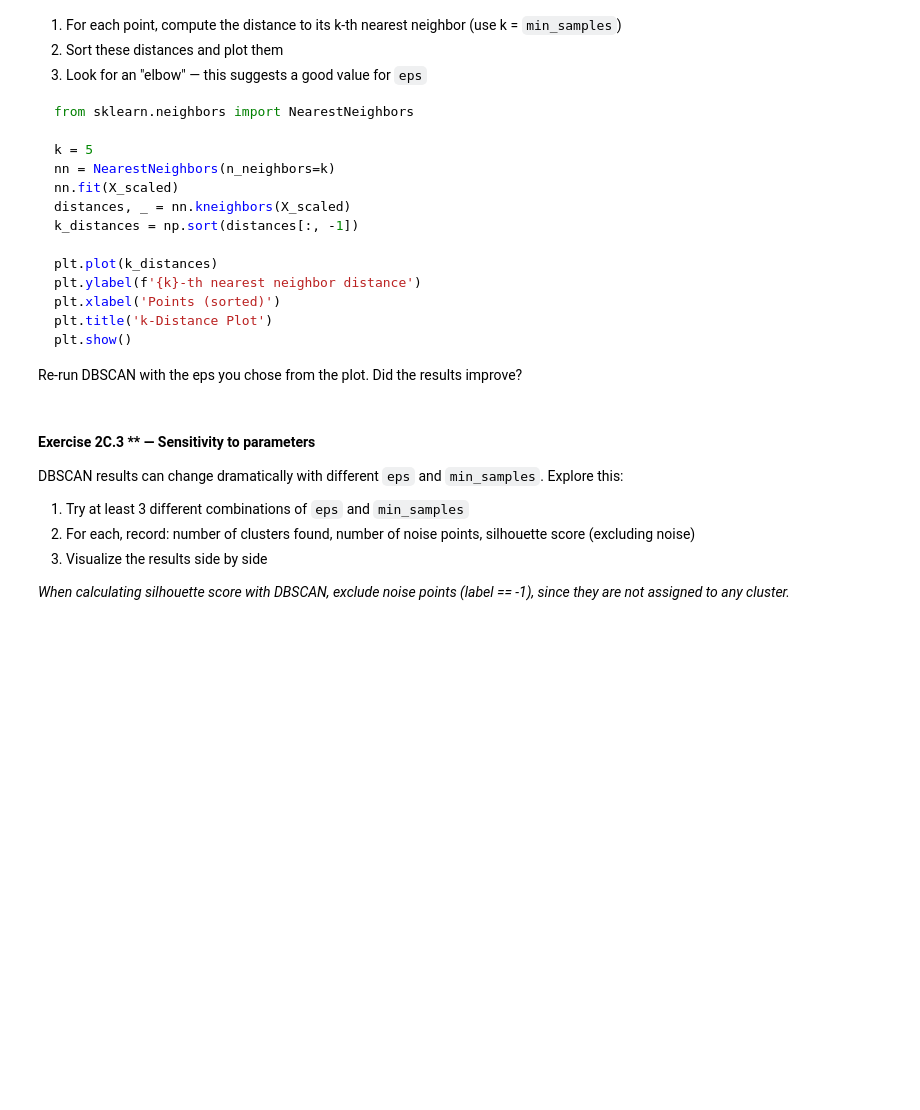
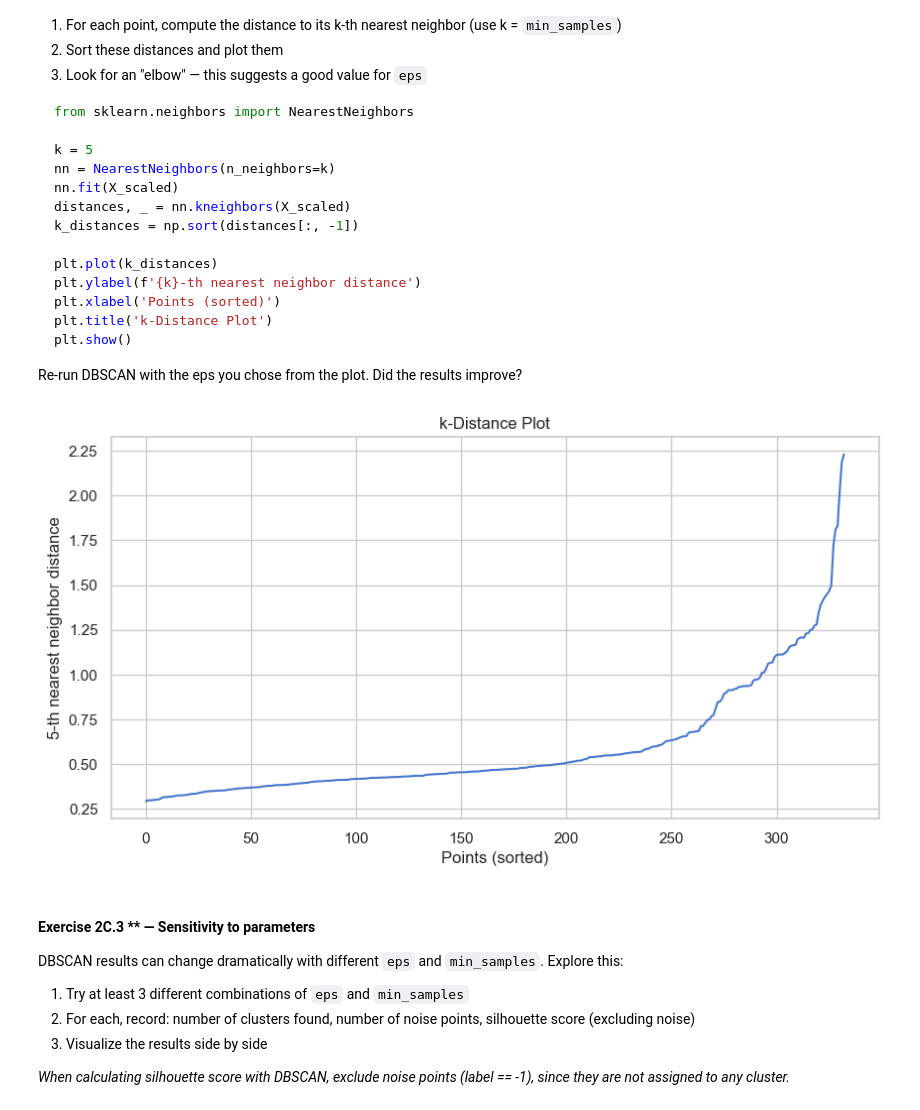
Before and after one commit to NootNoot583/Workshop-UML, a Jupyter notebook: unsupervised_ml_workshop.ipynb, the cells around one changed output. Saved outputs shown, nothing was run; the diff lists cells and outputs as text; code cells hidden in the pictures; blank space fills up the shorter version.

```diff
--- a/unsupervised_ml_workshop.ipynb
+++ b/unsupervised_ml_workshop.ipynb
@@ -448,3 +482,20 @@ Re-run DBSCAN with the eps you chose from the plot. Did the results improve?
+# %%
+# Your code here
+from sklearn.neighbors import NearestNeighbors
+
+k = 5
+nn = NearestNeighbors(n_neighbors=k)
+nn.fit(Xs_scaled)
+distances, _ = nn.kneighbors(Xs_scaled)
+k_distances = np.sort(distances[:, -1])
+
+plt.plot(k_distances)
+plt.ylabel(f'{k}-th nearest neighbor distance')
+plt.xlabel('Points (sorted)')
+plt.title('k-Distance Plot')
+plt.show()
+# %% [output]
+[figure, added]
 # %% [markdown]
 #### Exercise 2C.3 ** — Sensitivity to parameters
 
```
Also changed, not shown: parts of 11 cells of this notebook.
